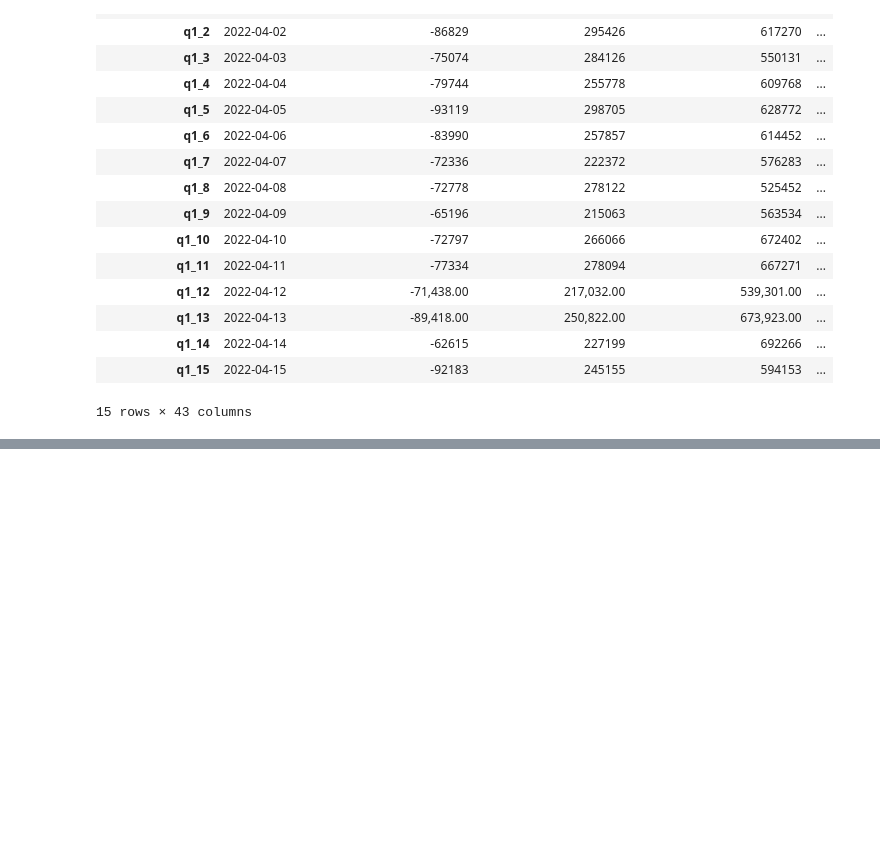
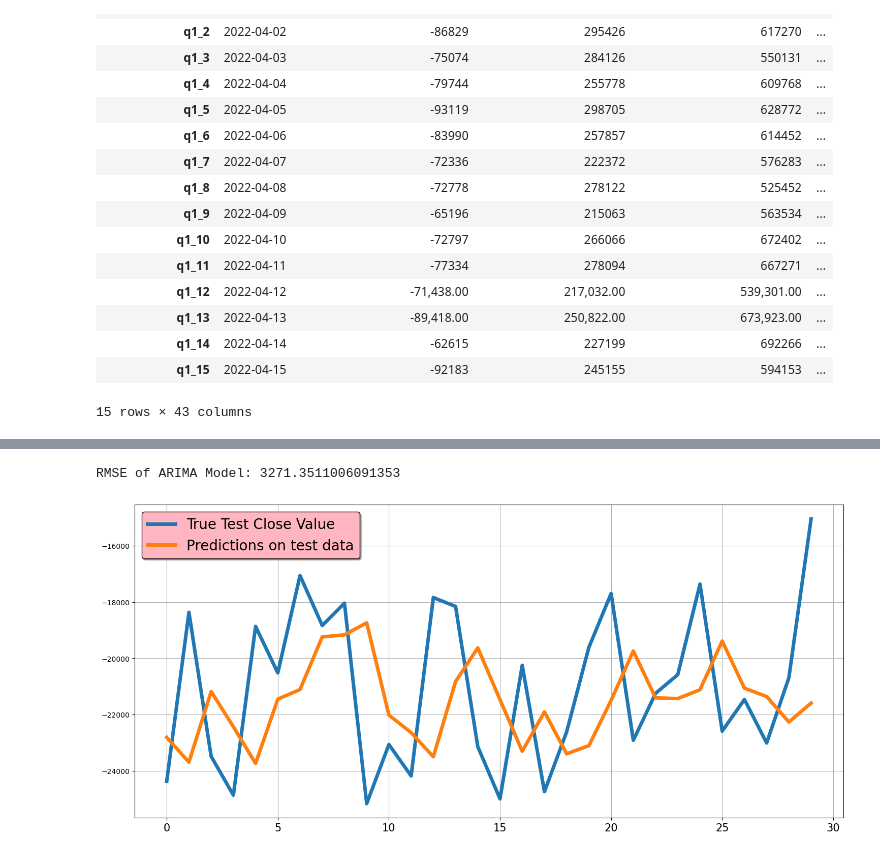
Before and after one commit to shahabas9/crypto_prediction, a Jupyter notebook: workspace/preprocessing.ipynb, the cells around one changed output, grey strips where cells are left out. Saved outputs shown, nothing was run; the diff lists cells and outputs as text; code cells hidden in the pictures; blank space fills up the shorter version.

```diff
--- a/workspace/preprocessing.ipynb
+++ b/workspace/preprocessing.ipynb
@@ -228,0 +286,2 @@ dtype: float64
+# %%
+history=[x for x in train_data]
@@ -228,0 +322,4 @@ dtype: float64
+# %%
+model = ARIMA(history, order=(2, 1, 0))
+# %%
+model=model.fit()
@@ -228,0 +416,25 @@ dtype: float64
+# %%
+history=[x for x in train_data]
+predictions=list()
+conf_list=list()
+for t in range(len(test_data)):
+    model=ARIMA(history,order=(1,0,1))
+    model_fit = model.fit()
+    fc = model_fit.forecast(alpha = 0.05)
+    predictions.append(fc)
+#     conf_list.append(conf)
+    history.append(test_data[t])
+print("RMSE of ARIMA Model:",np.sqrt(mean_squared_error(test_data,predictions)))
+# %% [output]
+RMSE of ARIMA Model: 3271.3511006091353
+# %%
+plt.figure(figsize=(18,8))
+plt.grid(True)
+plt.plot(range(len(test_data)),test_data, label = 'True Test Close Value', linewidth = 5)
+plt.plot(range(len(predictions)), predictions, label = 'Predictions on test data', linewidth = 5)
+plt.xticks(fontsize = 15)
+plt.xticks(fontsize = 15)
+plt.legend(fontsize = 20, shadow=True,facecolor='lightpink',edgecolor = 'k')
+plt.show()
+# %% [output]
+[figure, added]
```
Also changed, not shown: parts of 56 cells of this notebook.
